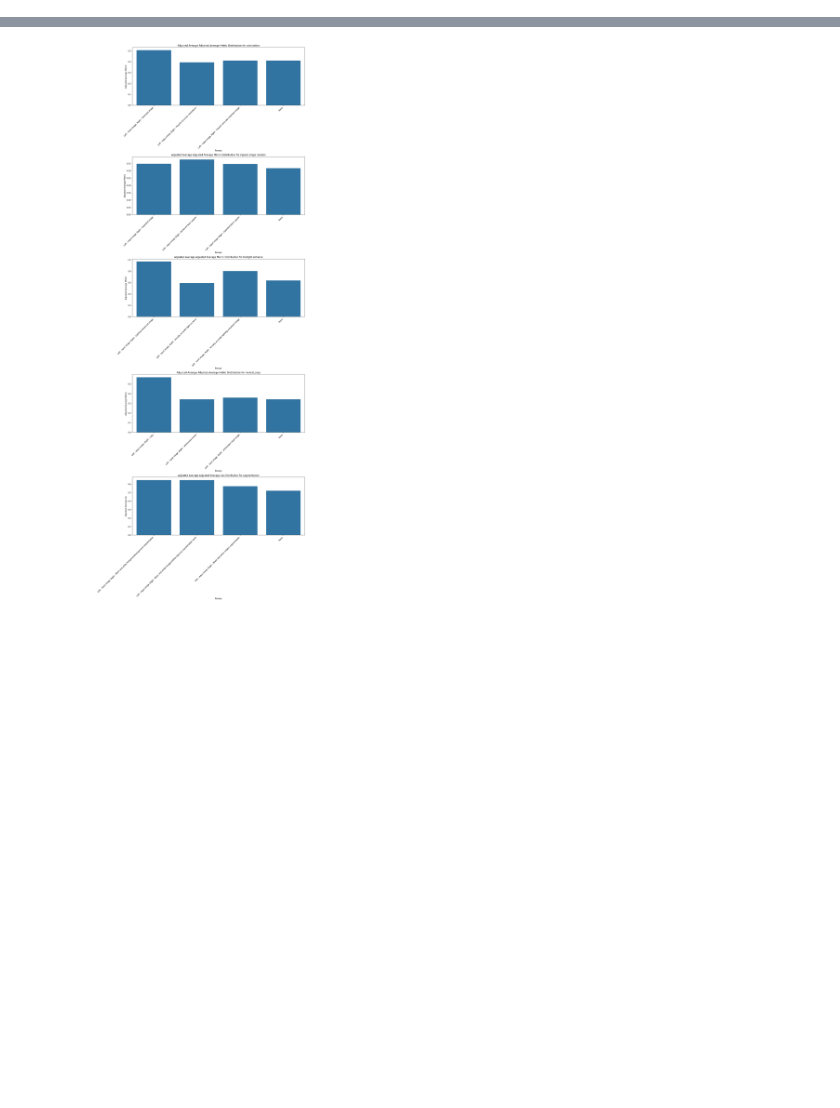
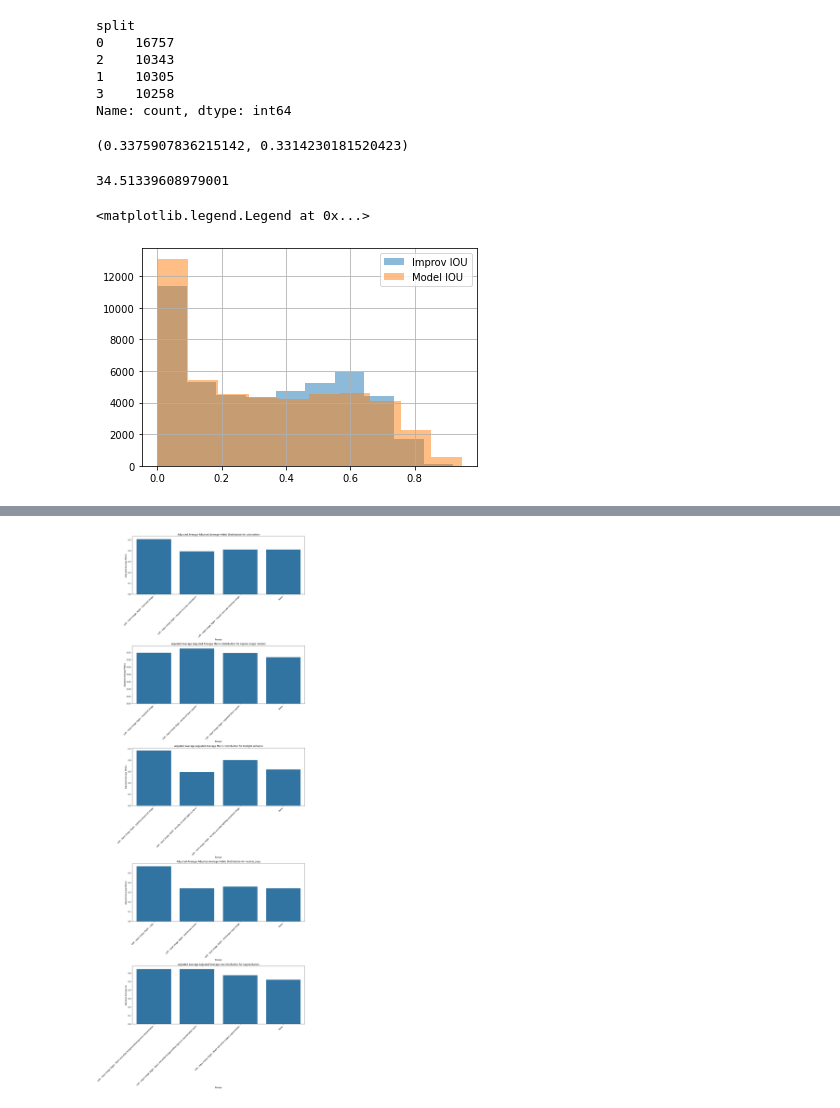
Before and after one commit to alhojel/visual_task_vectors, a Jupyter notebook: filter_pairings.ipynb, the cells around one changed output, grey strips where cells are left out. Saved outputs shown, nothing was run; the diff lists cells and outputs as text; code cells hidden in the pictures; blank space fills up the shorter version.

```diff
--- a/filter_pairings.ipynb
+++ b/filter_pairings.ipynb
@@ -3,13 +3,17 @@ import pandas as pd
 import seaborn as sns
 import matplotlib.pyplot as plt
 # %%
-with open('/home/ahojel/visual_prompting_vid/output_dir/improv_optimaltext_1/log.txt', 'r') as file:
+with open('/home/ahojel/visual_prompting_vid/output_dir/dual_model/log.txt', 'r') as file:
     data = file.readlines()
 
 
 # Convert each line from string to dictionary
-data = data[1:]
-data = [eval(line.strip()) for line in data]
 
+datah = []
+for line in data:
+    try:
+        datah.append(eval(line.strip()))
+    except:
+        continue
 # Create a DataFrame
-df = pd.DataFrame(data)
+df = pd.DataFrame(datah)
@@ -15,0 +36,29 @@ df = pd.DataFrame(data)
+# %%
+df["split"].value_counts()
+# %% [output]
+split
+0    16757
+2    10343
+1    10305
+3    10258
+Name: count, dtype: int64
+# %%
+df["improv_iou"].mean(), df["model_iou"].mean()
+# %% [output]
+(0.3375907836215142, 0.3314230181520423)
+# %%
+df['iou_sum'] = df['model_iou'] + df['improv_iou']
+good_improv = df.loc[df.groupby('query_name')['iou_sum'].idxmax()]
+# %%
+df.groupby('query_name')['support_name'].count().mean()
+# %% [output]
+34.51339608979001
+# %%
+good_improv = df
+# %%
+good_improv["improv_iou"].hist(alpha=0.5, label='Improv IOU')
+good_improv["model_iou"].hist(alpha=0.5, label='Model IOU')
+plt.legend()
+# %% [output]
+<matplotlib.legend.Legend at 0x...>
+[figure, added]
```
Also changed, not shown: parts of 14 cells of this notebook, 10 other files.
